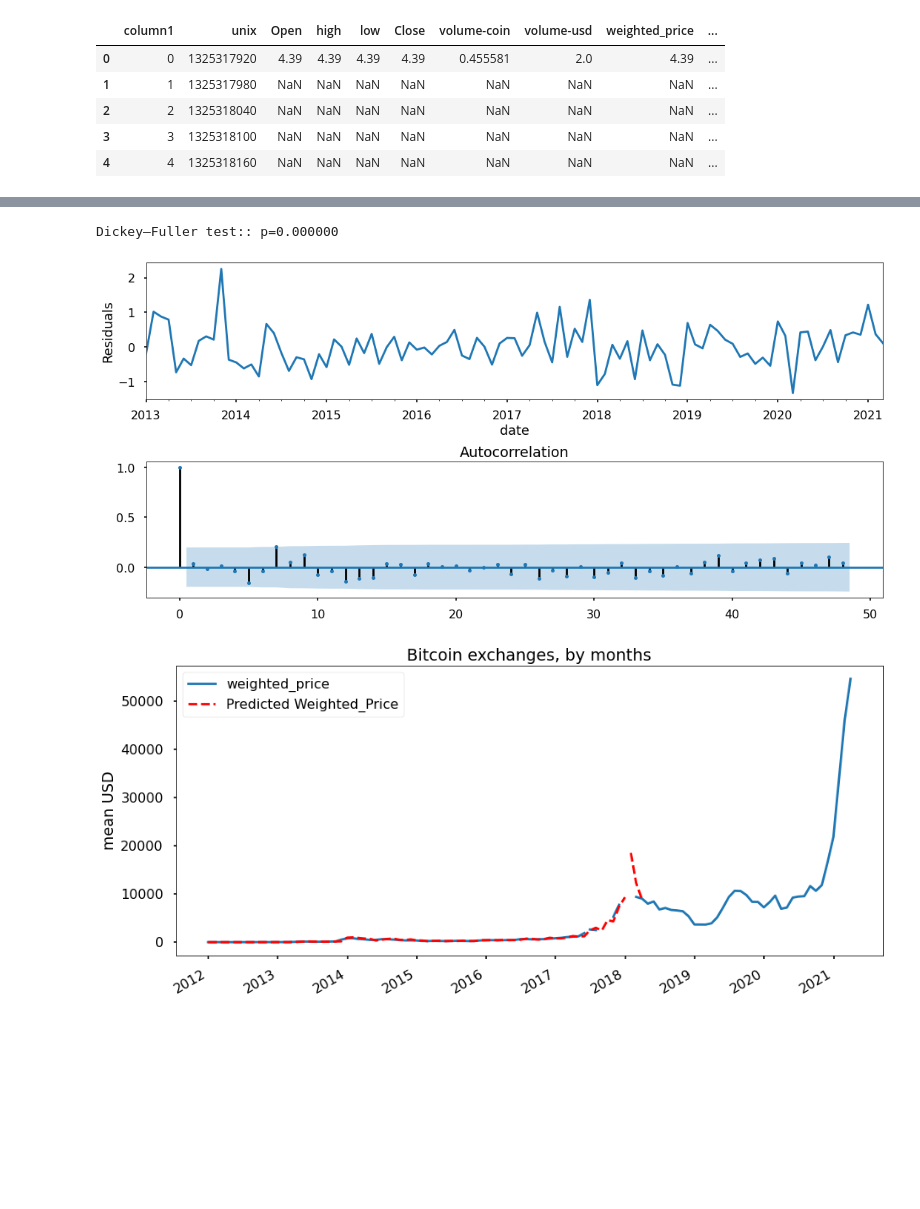
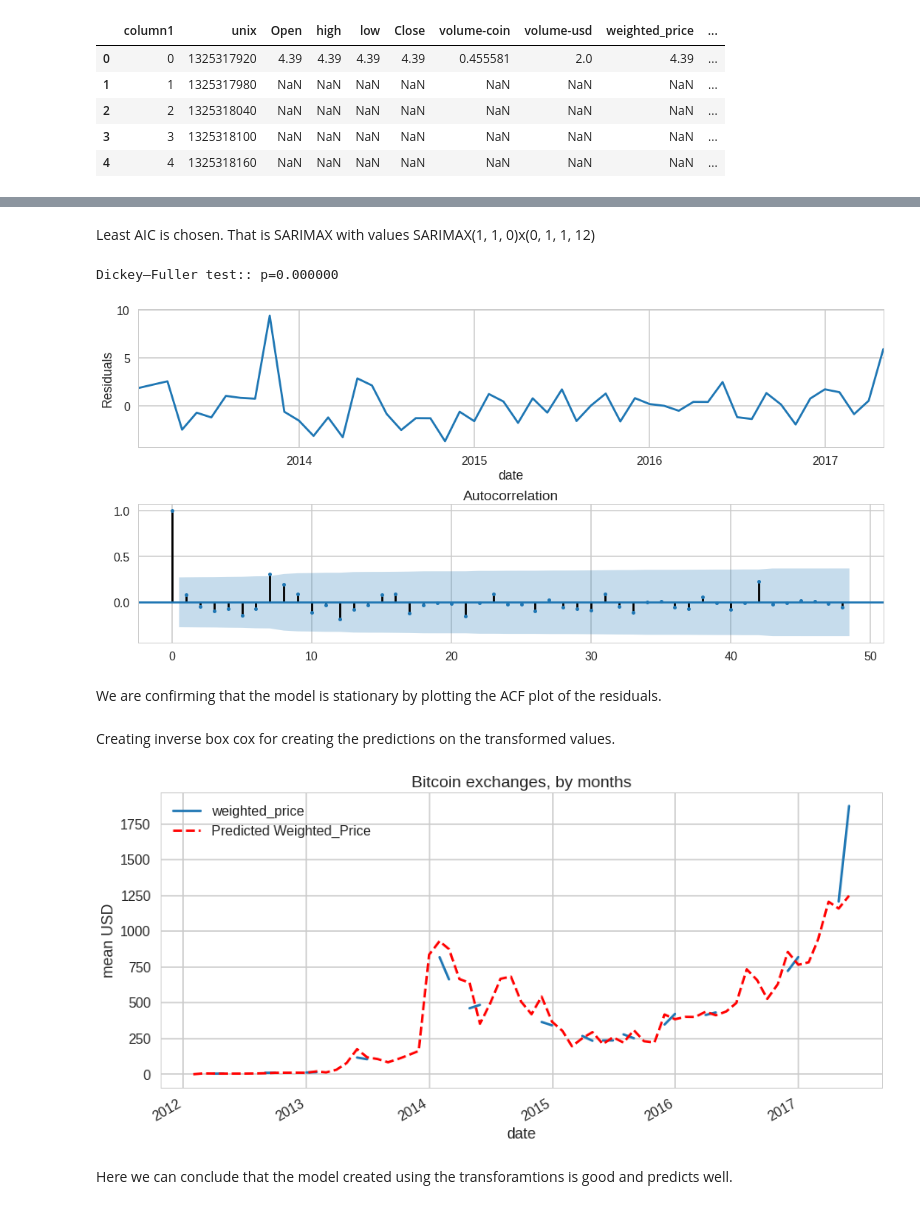
Before and after one commit to thebigshaikh/CS649-Final-Project-A-Complete-Cryptocurrency-Data-Engineering-and-Data-Science-Solution, a Jupyter notebook: Analysis/arima_bitcoin.ipynb, the cells around one changed output, grey strips where cells are left out. Saved outputs shown, nothing was run; the diff lists cells and outputs as text; code cells hidden in the pictures; blank space fills up the shorter version.

```diff
--- a/Analysis/arima_bitcoin.ipynb
+++ b/Analysis/arima_bitcoin.ipynb
@@ -34,13 +37,20 @@ df.head()
 | 3 | 3 | 1325318100 | NaN | NaN | NaN | NaN | NaN | NaN | NaN | ... |
 | 4 | 4 | 1325318160 | NaN | NaN | NaN | NaN | NaN | NaN | NaN | ... |
 # %%
-# Unix-time to
+# Change epoch time to datetime
 df.date = pd.to_datetime(df.date)
 
 # Resampling to daily frequency
 df.index = df.date
+# Pulled and processed dataset from datawarehouse may not have weighted average values, so here I am calculating the weighed average. This value us the average proce of the asset for a given peried weighted by volume.
+#This value will be used for prediction.
+
 df['my_weighted_avg'] = df[['high','low','Close']].mean(axis=1)
 
+from_date = pd.Timestamp(2012, 1, 1)
+to_date = pd.Timestamp(2017, 5, 31)
+df = df[ df['date'] <= to_date]
+df = df[ df['date'] >= from_date]
 df = df.resample('D').mean()
 
 # # Resampling to monthly frequency
@@ -66,6 +78,7 @@ df.head()
 # %%
+plt.style.use('seaborn-whitegrid')
+plt.figure(figsize=[15,20])
 
-plt.figure(figsize=[15,20])
 sm.tsa.seasonal_decompose(df_month.my_weighted_avg).plot()
 print("Dickey–Fuller test: p=%f" % sm.tsa.stattools.adfuller(df_month.my_weighted_avg)[1])
 plt.show()
@@ -76,6 +93,7 @@ Dickey–Fuller test: p=0.998862
 # %%
+plt.style.use('seaborn-whitegrid')
 fig = plt.figure(figsize=[15, 7])
-plt.suptitle('Bitcoin exchanges, mean USD', fontsize=22)
+plt.suptitle('Bitcoin exchanges for mean USD values', fontsize=25)
 
 plt.subplot(221)
 plt.plot(df.my_weighted_avg, '-', label='By Days')
@@ -192,6 +217,8 @@ Time:                                    04:00:35   BIC
 
 Warnings:
 [1] Covariance matrix calculated using the outer product of gradients (complex-step).
+# %% [markdown]
+Least AIC is chosen. That is SARIMAX with values SARIMAX(1, 1, 0)x(0, 1, 1, 12)
 # %%
 # STL-decomposition
 plt.figure(figsize=(15,7))
@@ -207,7 +234,9 @@ plt.tight_layout()
 plt.show()
 # %% [output]
 Dickey–Fuller test:: p=0.000000
-[figure, old version]
+[figure, new version]
+# %% [markdown]
+We are confirming that the model is stationary by plotting the ACF plot of the residuals.
 # %%
 # Inverse Box-Cox Transformation Function
 def invboxcox(y,lmbda):
@@ -215,21 +244,28 @@ def invboxcox(y,lmbda):
       return(np.exp(y))
    else:
       return(np.exp(np.log(lmbda*y+1)/lmbda))
+# %% [markdown]
+Creating inverse box cox for creating the predictions on the transformed values.
 # %%
 # Prediction
 df_month2 = df_month[['weighted_price']]
 date_list = [datetime(2017, 6, 30), datetime(2017, 7, 31), datetime(2017, 8, 31), datetime(2017, 9, 30),
              datetime(2017, 10, 31), datetime(2017, 11, 30), datetime(2017, 12, 31), datetime(2018, 1, 31),
-             datetime(2018, 1, 28)]
+             datetime(2018, 2, 28), datetime(2018, 3, 28), datetime(2018, 4, 28), datetime(2018, 5, 28), ]
+
+# print(df.head())
+date_list = df_month.index
 future = pd.DataFrame(index=date_list, columns= df_month.columns)
 df_month2 = pd.concat([df_month2, future])
 df_month2['forecast'] = invboxcox(best_model.predict(start=0, end=75), lmbda)
 plt.figure(figsize=(15,7))
 df_month2.weighted_price.plot()
 df_month2.forecast.plot(color='r', ls='--', label='Predicted Weighted_Price')
 plt.legend()
 plt.title('Bitcoin exchanges, by months')
 plt.ylabel('mean USD')
 plt.show()
 # %% [output]
-[figure, old version]
+[figure, new version]
+# %% [markdown]
+Here we can conclude that the model created using the transforamtions is good and predicts well.
```
Also changed, not shown: parts of 20 cells of this notebook.
